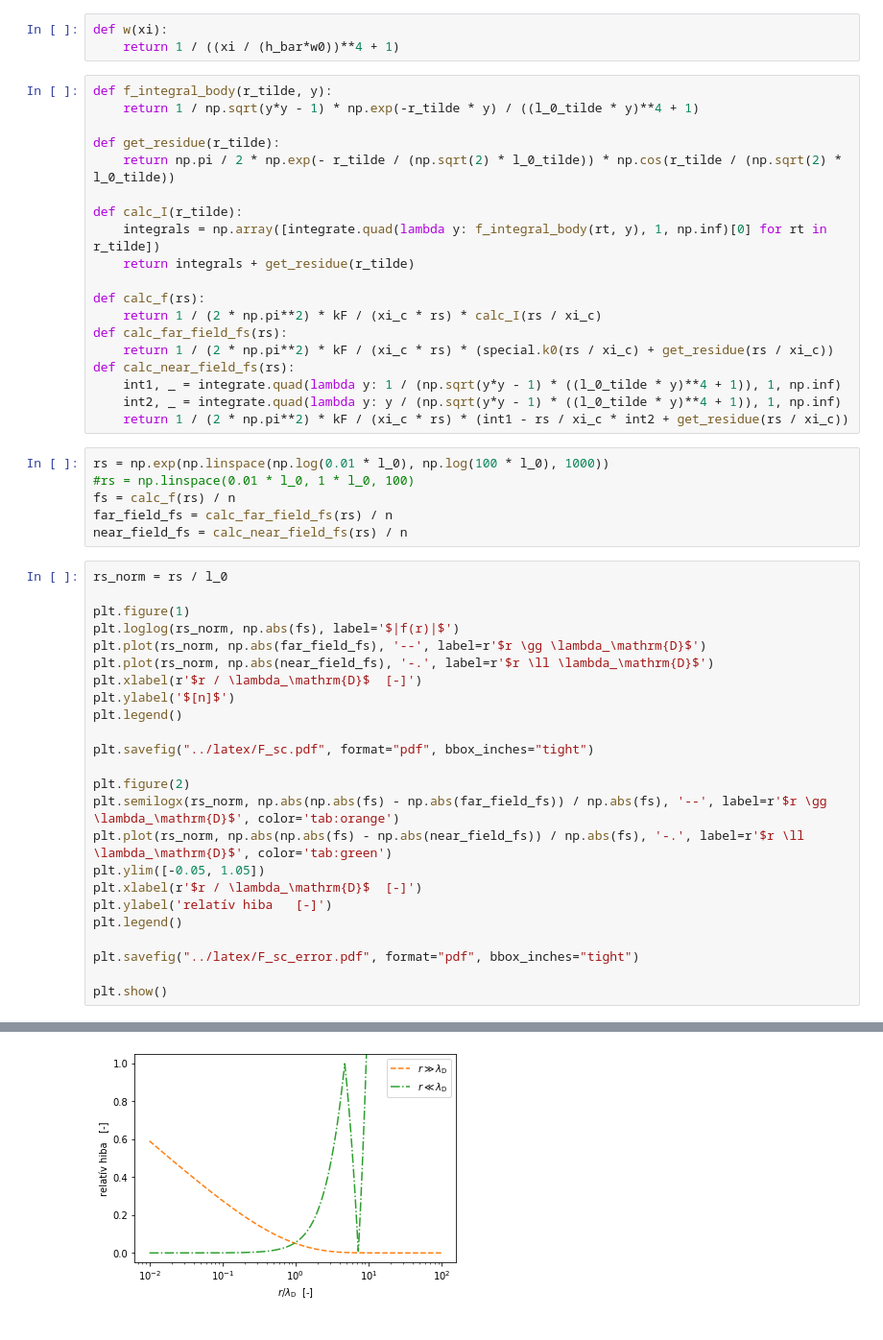
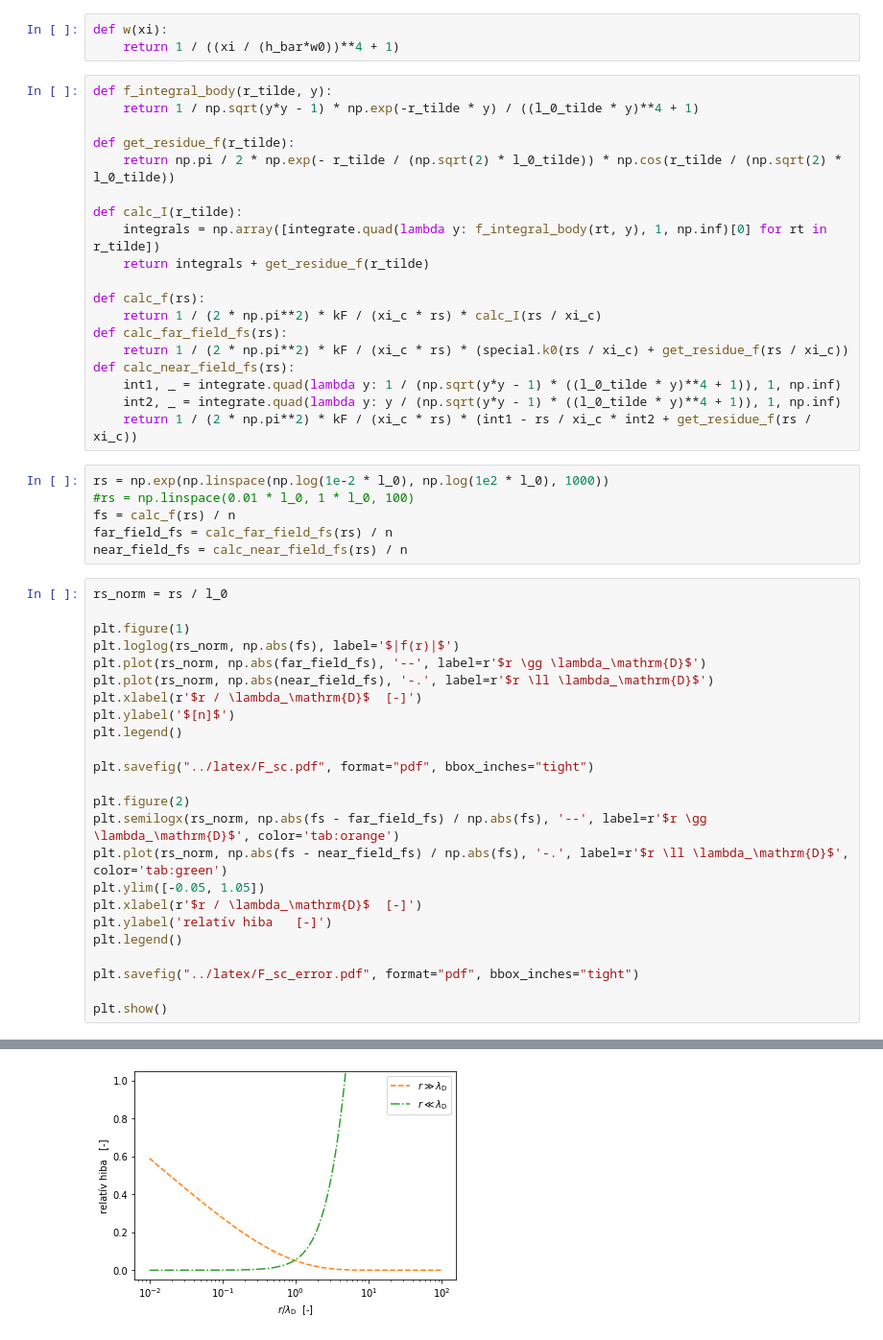
Before and after one commit to Il-Capitano/bsc-thesis, a Jupyter notebook: python/superconducting_state.ipynb, the cells around one changed output, grey strips where cells are left out. Shown at 96% size. Cells and saved outputs as stored; diff of their text form.

```diff
--- a/python/superconducting_state.ipynb
+++ b/python/superconducting_state.ipynb
@@ -29,23 +29,23 @@ def w(xi):
 def f_integral_body(r_tilde, y):
     return 1 / np.sqrt(y*y - 1) * np.exp(-r_tilde * y) / ((l_0_tilde * y)**4 + 1)
 
-def get_residue(r_tilde):
+def get_residue_f(r_tilde):
     return np.pi / 2 * np.exp(- r_tilde / (np.sqrt(2) * l_0_tilde)) * np.cos(r_tilde / (np.sqrt(2) * l_0_tilde))
 
 def calc_I(r_tilde):
     integrals = np.array([integrate.quad(lambda y: f_integral_body(rt, y), 1, np.inf)[0] for rt in r_tilde])
-    return integrals + get_residue(r_tilde)
+    return integrals + get_residue_f(r_tilde)
 
 def calc_f(rs):
     return 1 / (2 * np.pi**2) * kF / (xi_c * rs) * calc_I(rs / xi_c)
 def calc_far_field_fs(rs):
-    return 1 / (2 * np.pi**2) * kF / (xi_c * rs) * (special.k0(rs / xi_c) + get_residue(rs / xi_c))
+    return 1 / (2 * np.pi**2) * kF / (xi_c * rs) * (special.k0(rs / xi_c) + get_residue_f(rs / xi_c))
 def calc_near_field_fs(rs):
     int1, _ = integrate.quad(lambda y: 1 / (np.sqrt(y*y - 1) * ((l_0_tilde * y)**4 + 1)), 1, np.inf)
     int2, _ = integrate.quad(lambda y: y / (np.sqrt(y*y - 1) * ((l_0_tilde * y)**4 + 1)), 1, np.inf)
-    return 1 / (2 * np.pi**2) * kF / (xi_c * rs) * (int1 - rs / xi_c * int2 + get_residue(rs / xi_c))
+    return 1 / (2 * np.pi**2) * kF / (xi_c * rs) * (int1 - rs / xi_c * int2 + get_residue_f(rs / xi_c))
 # %%
-rs = np.exp(np.linspace(np.log(0.01 * l_0), np.log(100 * l_0), 1000))
+rs = np.exp(np.linspace(np.log(1e-2 * l_0), np.log(1e2 * l_0), 1000))
 #rs = np.linspace(0.01 * l_0, 1 * l_0, 100)
 fs = calc_f(rs) / n
 far_field_fs = calc_far_field_fs(rs) / n
@@ -53,27 +53,27 @@ near_field_fs = calc_near_field_fs(rs) / n
 # %%
 rs_norm = rs / l_0
 
 plt.figure(1)
 plt.loglog(rs_norm, np.abs(fs), label='$|f(r)|$')
 plt.plot(rs_norm, np.abs(far_field_fs), '--', label=r'$r \gg \lambda_\mathrm{D}$')
 plt.plot(rs_norm, np.abs(near_field_fs), '-.', label=r'$r \ll \lambda_\mathrm{D}$')
 plt.xlabel(r'$r / \lambda_\mathrm{D}$  [-]')
 plt.ylabel('$[n]$')
 plt.legend()
 
 plt.savefig("../latex/F_sc.pdf", format="pdf", bbox_inches="tight")
 
 plt.figure(2)
-plt.semilogx(rs_norm, np.abs(np.abs(fs) - np.abs(far_field_fs)) / np.abs(fs), '--', label=r'$r \gg \lambda_\mathrm{D}$', color='tab:orange')
-plt.plot(rs_norm, np.abs(np.abs(fs) - np.abs(near_field_fs)) / np.abs(fs), '-.', label=r'$r \ll \lambda_\mathrm{D}$', color='tab:green')
+plt.semilogx(rs_norm, np.abs(fs - far_field_fs) / np.abs(fs), '--', label=r'$r \gg \lambda_\mathrm{D}$', color='tab:orange')
+plt.plot(rs_norm, np.abs(fs - near_field_fs) / np.abs(fs), '-.', label=r'$r \ll \lambda_\mathrm{D}$', color='tab:green')
 plt.ylim([-0.05, 1.05])
 plt.xlabel(r'$r / \lambda_\mathrm{D}$  [-]')
 plt.ylabel('relatív hiba   [-]')
 plt.legend()
 
 plt.savefig("../latex/F_sc_error.pdf", format="pdf", bbox_inches="tight")
 
 plt.show()
 # %% [output]
 [figure]
-[figure, old version]
+[figure, new version]
```
Also changed, not shown: parts of 4 cells of this notebook, 6 other files.
